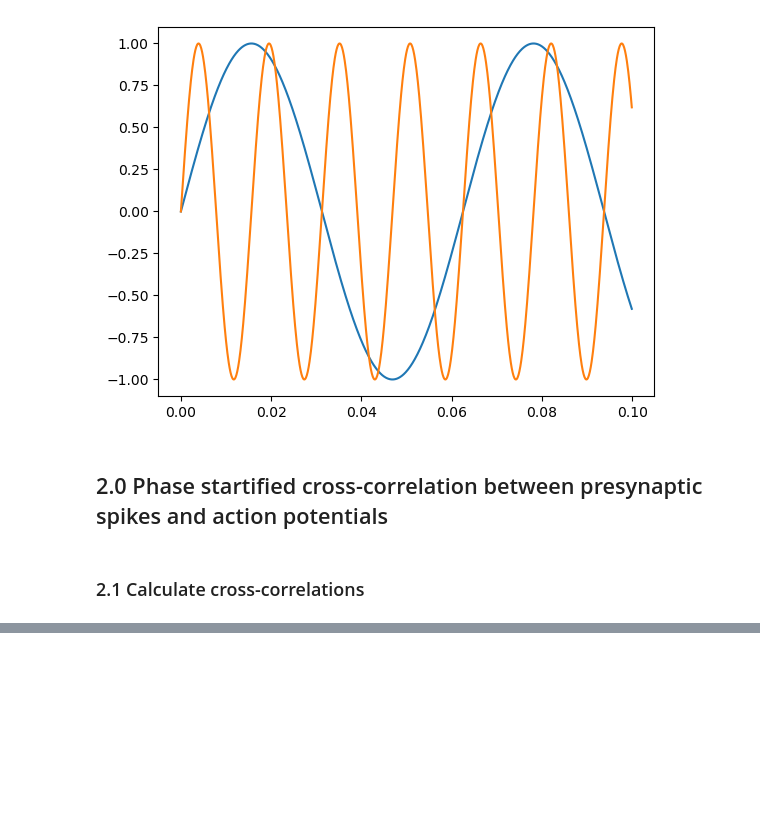
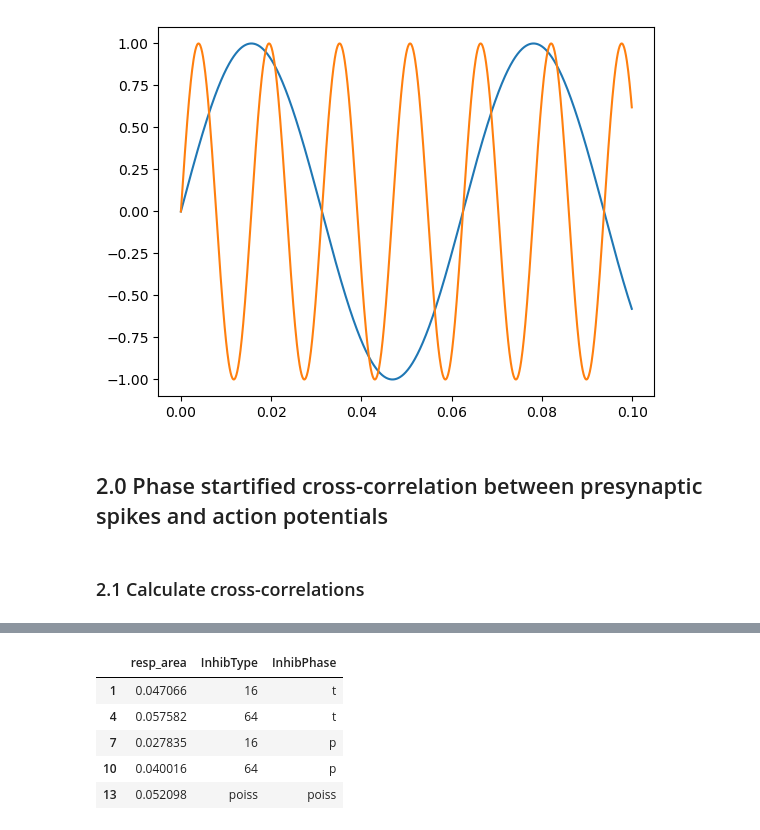
Before and after one commit to dbheadley/InhibOnDendComp, a Jupyter notebook: scripts/APCC_RhythmicInh_ConcDiffExc.ipynb, the cells around one changed output, grey strips where cells are left out. Cells and saved outputs as stored; diff of their text form; code cells hidden in the pictures; blank space fills up the shorter version.

```diff
--- a/scripts/APCC_RhythmicInh_ConcDiffExc.ipynb
+++ b/scripts/APCC_RhythmicInh_ConcDiffExc.ipynb
@@ -179,0 +156,40 @@ fig.tight_layout()
+# %%
+# define a function to calculate the area under a curve bordered by zero-crossings
+# that encompasses a user specified position
+def area_under_curve(x, ind):
+    # find the zero-crossing before the index
+    ind0 = np.where(np.diff(np.sign(x[0:ind])))[0]
+    if len(ind0) == 0:
+        ind0 = 0
+    else:
+        ind0 = ind0[-1]
+
+    # find the zero-crossing after the index
+    ind1 = np.where(np.diff(np.sign(x[ind:-1])))[0]
+
+    if len(ind1) == 0:
+        ind1 = len(x)
+    else:
+        ind1 = ind1[0] + ind
+
+    # calculate the area under the curve
+    area = np.trapz(x[ind0:ind1])
+
+    return area
+
+# identify the index overlapping with the cross-correlation peak
+ind_peak = (-cc_win[0])+5
+
+
+# calculate the area under the curve for each simulation
+sim_cc_df['resp_area'] = sim_cc_df['values_corr_sm'].apply(lambda x: area_under_curve(x, ind_peak))
+# %%
+exc_df = sim_cc_df.groupby(['ExcType', 'ExcLoc'])[['resp_area', 'InhibType', 'InhibPhase']]
+exc_df.get_group(('conc', 'basal'))
+# %% [output]
+|  | resp_area | InhibType | InhibPhase |
+| 1 | 0.047066 | 16 | t |
+| 4 | 0.057582 | 64 | t |
+| 7 | 0.027835 | 16 | p |
+| 10 | 0.040016 | 64 | p |
+| 13 | 0.052098 | poiss | poiss |
```
Also changed, not shown: parts of 6 cells of this notebook, 3 other files.
